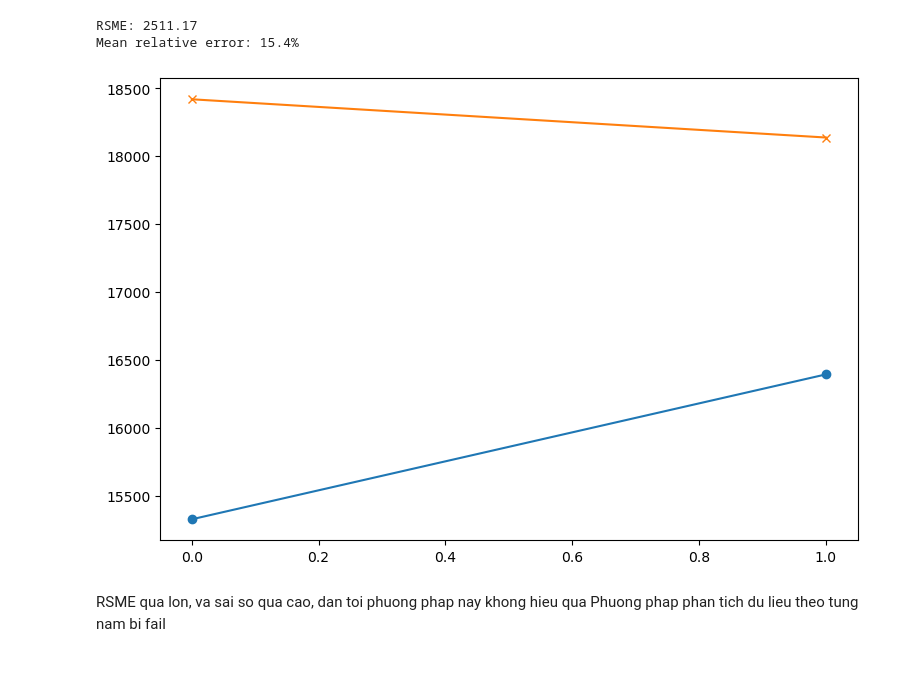
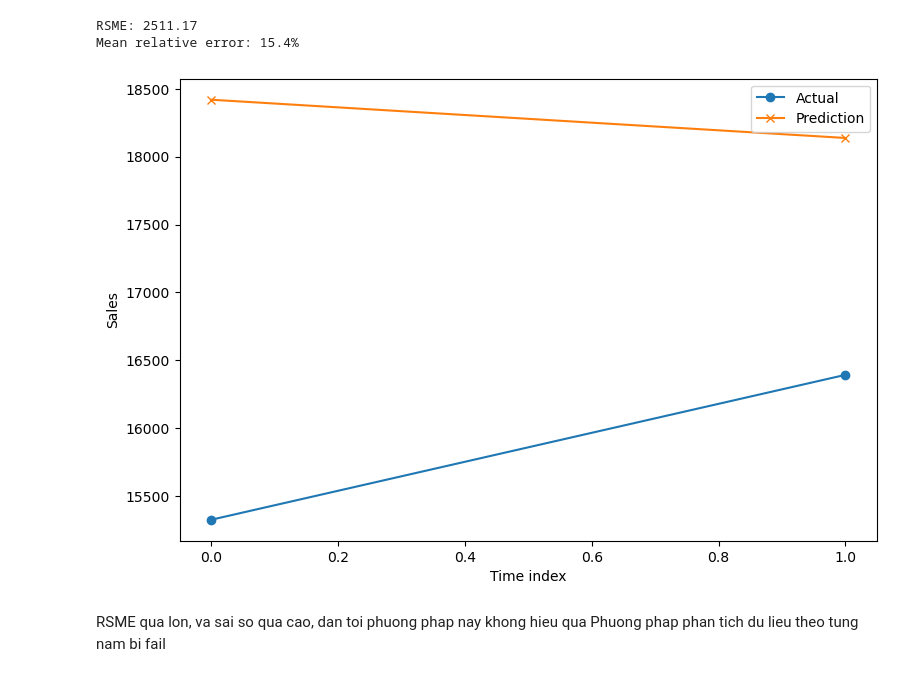
Before and after one commit to illumaelkant/ISE_Lab, a Jupyter notebook: Week1/Practice2/Ex2.ipynb, the cells around one changed output. Drawn from its saved outputs; the diff is of its cells as text; code cells hidden in the pictures.

```diff
--- a/Week1/Practice2/Ex2.ipynb
+++ b/Week1/Practice2/Ex2.ipynb
@@ -67,8 +47,8 @@ plt.show()
 # %% [markdown]
 Bo cot ElantraSales, Month Year
 # %%
-nf = df.columns.drop(["ElantraSales", "Month", "Year"])
-nf
+numeric_feats = df.columns.drop(["ElantraSales", "Month", "Year"])
+numeric_feats
 # %% [output]
 Index(['Unemployment', 'Queries', 'CPI_energy', 'CPI_all'], dtype='object')
 # %% [markdown]
@@ -86,10 +66,10 @@ Chuan hoa du lieu bang Standard Scaler
 # %%
 from sklearn.preprocessing import StandardScaler
 
-scaler = StandardScaler().fit(df_train[nf])
+scaler = StandardScaler().fit(df_train[numeric_feats])
 
-X_train = scaler.transform(df_train[nf])
-X_test = scaler.transform(df_test[nf])
+X_train = scaler.transform(df_train[numeric_feats])
+X_test = scaler.transform(df_test[numeric_feats])
 # %% [markdown]
 Xay dung mo hinh
 # %%
@@ -97,10 +77,10 @@ import sklearn
 # %%
 from sklearn.linear_model import LinearRegression
 # %%
-our_model = LinearRegression()
+model1 = LinearRegression()
 
 
-our_model.fit(X_train, y_train)
+model1.fit(X_train, y_train)
 # %% [output]
 LinearRegression()
 # %%
@@ -118,7 +94,7 @@ def relative_error(y_true, y_pred):
     errors = np.abs(y_pred - y_true).astype(float)/y_true
     return np.mean(errors)*100
 # %%
-y_pred_test = our_model.predict(X_test)
+y_pred_test = model1.predict(X_test)
 
 print('RSME: {:.2f}'.format(np.sqrt(mean_squared_error(y_test, y_pred_test))))
 print("Mean relative error: {:.1f}%".format(relative_error(y_test, y_pred_test)))
@@ -128,14 +104,17 @@ Mean relative error: 15.4%
 # %%
 import matplotlib.pyplot as plt
 
 plt.figure(figsize=(9,6))
 
 plt.plot(y_test, label = 'Actual', marker = 'o')
 plt.plot(y_pred_test, label = "Prediction", marker = 'x')
+plt.legend()
+plt.xlabel('Time index')
+plt.ylabel('Sales')
 
 plt.show()
 # %% [output]
-[figure, old version]
+[figure, new version]
 # %% [markdown]
 RSME qua lon, va sai so qua cao, dan toi phuong phap nay khong hieu qua
 Phuong phap phan tich du lieu theo tung nam bi fail
```
Also changed, not shown: parts of 11 cells of this notebook, 1 other file.
